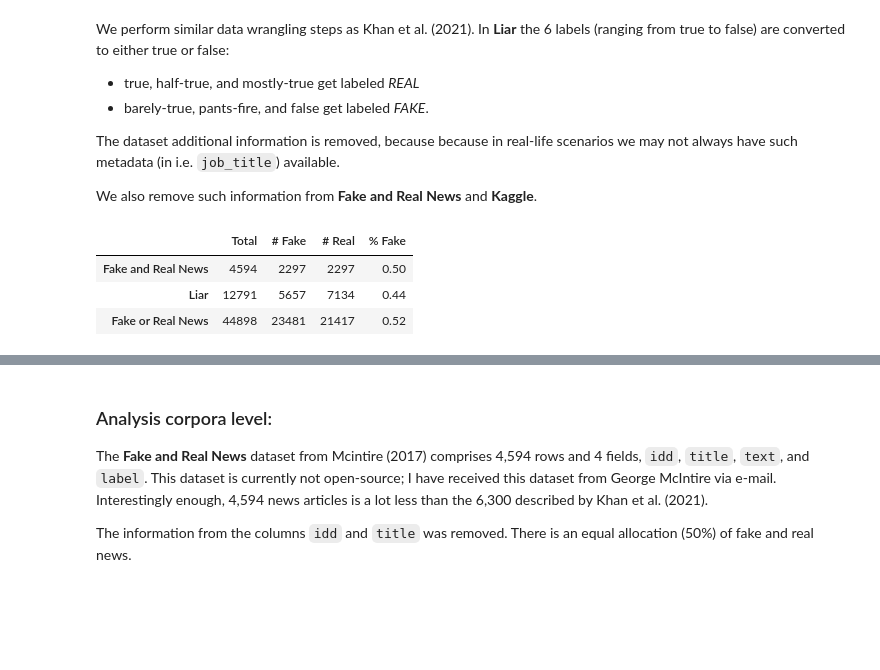
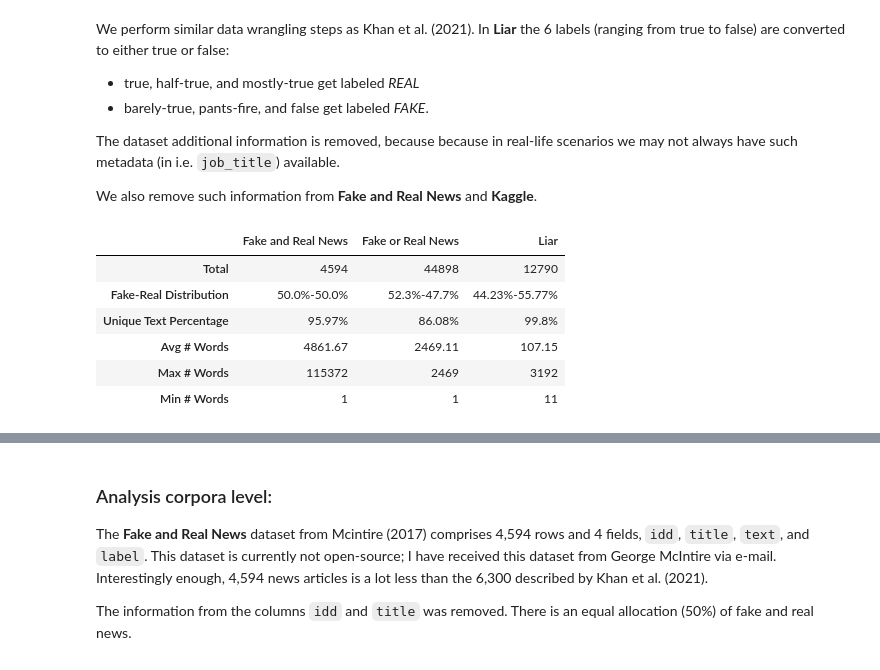
Before and after one commit to himayla/fake_news, a Jupyter notebook: eda.ipynb, the cells around one changed output, grey strips where cells are left out. Cells and saved outputs as stored; diff of their text form; code cells hidden in the pictures; blank space fills up the shorter version.

```diff
--- a/eda.ipynb
+++ b/eda.ipynb
@@ -40,7 +57,7 @@ from wordcloud import WordCloud
 ### Data Loading
 # %%
 # Load Fake and Real News dataset
-fake_real = pd.read_csv("pipeline/text-based/data/fake_real.csv")
+fake_real = pd.read_csv("data/fake_real/fake_real.csv")
 # %% [output]
 FileNotFoundError: [Errno 2] No such file or directory: 'pipeline/text-based/data/fake_real.csv'
 # %%
@@ -61,3 +78,4 @@ df_fake = pd.read_csv("data/kaggle/Fake.csv")
 df_fake["label"] = "FAKE"
 
 kaggle = pd.concat([df_real, df_fake], ignore_index=True)
+kaggle = kaggle.sample(frac=1, replace=False)
@@ -63,0 +89,7 @@ kaggle = pd.concat([df_real, df_fake], ignore_index=True)
+# %%
+dolly_tr = pd.read_csv('pipeline/argumentation-based/argumentation structure/dolly/train.csv', index_col='ID')
+dolly_v = pd.read_csv('pipeline/argumentation-based/argumentation structure/dolly/validation.csv', index_col='ID')
+dolly_t = pd.read_csv('pipeline/argumentation-based/argumentation structure/dolly/test.csv', index_col='ID')
+
+dolly = pd.concat([dolly_tr, dolly_v, dolly_t])
+dolly
@@ -63,0 +111,10 @@ kaggle = pd.concat([df_real, df_fake], ignore_index=True)
+# %%
+fake_real = fake_real.loc[dolly[dolly['dataset'] == 'fake_real'].index, :]
+
+kaggle = kaggle.loc[dolly[dolly['dataset'] == 'kaggle'].index, :]
+
+liar = liar.loc[dolly[dolly['dataset'] == 'liar'].index, :]
+
+df = pd.concat([fake_real, kaggle, liar])
+
+df = df[['text', 'label']]
@@ -90,26 +160,59 @@ liar = liar.rename(columns={"statement": "text"})
 # %%
 def n_label(df, label):
     """ Returns number of examples with a specific label """
     return len(df[df["label"] == label])
 
+def distribution(df, label):
+    return float("{:.2f}".format(n_label(df, label) / len(df) * 100))
+
+def unique_elements(df):
+    return float("{:.2f}".format(len(df["text"].unique()) / len(df["text"]) * 100))
+
 # Compare datasets
-corpora_stats = pd.DataFrame(
-    index=["Fake and Real News", "Liar", "Fake or Real News"],
+stats = pd.DataFrame(
+    index=["Fake and Real News", "Fake or Real News", "Liar"],
     data={
-    "Total": [fake_real.shape[0], liar.shape[0], kaggle.shape[0]],
-    "# Fake": [n_label(fake_real, "FAKE"), n_label(liar, "FAKE"), n_label(kaggle, "FAKE")],
-    "# Real": [n_label(fake_real, "REAL"), n_label(liar, "REAL"), n_label(kaggle, "REAL")],
-    "% Fake": ["{:.2f}".format(n_label(fake_real, "FAKE") / len(fake_real)),
-               "{:.2f}".format(n_label(liar, "FAKE") / len(liar)),
-               "{:.2f}".format(n_label(kaggle, "FAKE") / len(kaggle))],
+    "Total": [fake_real.shape[0], kaggle.shape[0], liar.shape[0]],
+    # "Number of Fake label": [n_label(fake_real, "FAKE"), n_label(kaggle, "FAKE"), n_label(liar, "FAKE")],
+    # "Number of Real label": [n_label(fake_real, "REAL"), n_label(kaggle, "REAL"), n_label(liar, "REAL")],
+    "Fake-Real Distribution": [f"{distribution(fake_real, 'FAKE')}%-{distribution(fake_real, 'REAL')}%",
+                               f"{distribution(kaggle, 'FAKE')}%-{distribution(kaggle, 'REAL')}%",
+                               f"{distribution(liar, 'FAKE')}%-{distribution(liar, 'REAL')}%"],
+    "Unique Text Percentage": [f"{unique_elements(fake_real)}%",
+                 f"{unique_elements(kaggle)}%",
+                f"{unique_elements(liar)}%"]
     }
 )
 
-display(corpora_stats)
+len_fake = fake_real['text'].str.len()
+len_kaggle = kaggle['text'].str.len()
+len_liar = liar['text'].str.len()
+
+variable_stats = pd.DataFrame(
+    index=["Fake and Real News", "Liar", "Fake or Real News"],
+    data={
+    "Avg # Words": [len_fake.mean(), len_liar.mean(), len_kaggle.mean()],
+    "Max # Words":[len_fake.max(), len_liar.max(), len_kaggle.mean()],
+    "Min # Words":[len_fake.min(), len_liar.min(), len_kaggle.min()]
+    }
+    )
+
+# Format dataframe
+variable_stats["Avg # Words"] = variable_stats['Avg # Words'].map('{:.2f}'.format)
+variable_stats["Max # Words"] = variable_stats['Max # Words'].astype(int)
+variable_stats["Min # Words"] = variable_stats['Min # Words'].astype(int)
+
+# display(variable_stats)
+# display(stats)
+stats = pd.concat([stats, variable_stats], axis=1).T
+display(stats)
 # %% [output]
-|  | Total | # Fake | # Real | % Fake |
-| Fake and Real News | 4594 | 2297 | 2297 | 0.50 |
-| Liar | 12791 | 5657 | 7134 | 0.44 |
-| Fake or Real News | 44898 | 23481 | 21417 | 0.52 |
+|  | Fake and Real News | Fake or Real News | Liar |
+| Total | 4594 | 44898 | 12790 |
+| Fake-Real Distribution | 50.0%-50.0% | 52.3%-47.7% | 44.23%-55.77% |
+| Unique Text Percentage | 95.97% | 86.08% | 99.8% |
+| Avg # Words | 4861.67 | 2469.11 | 107.15 |
+| Max # Words | 115372 | 2469 | 3192 |
+| Min # Words | 1 | 1 | 11 |
 # %%
 # Overleaf
```
Also changed, not shown: parts of 7 cells of this notebook, 10 other files.
